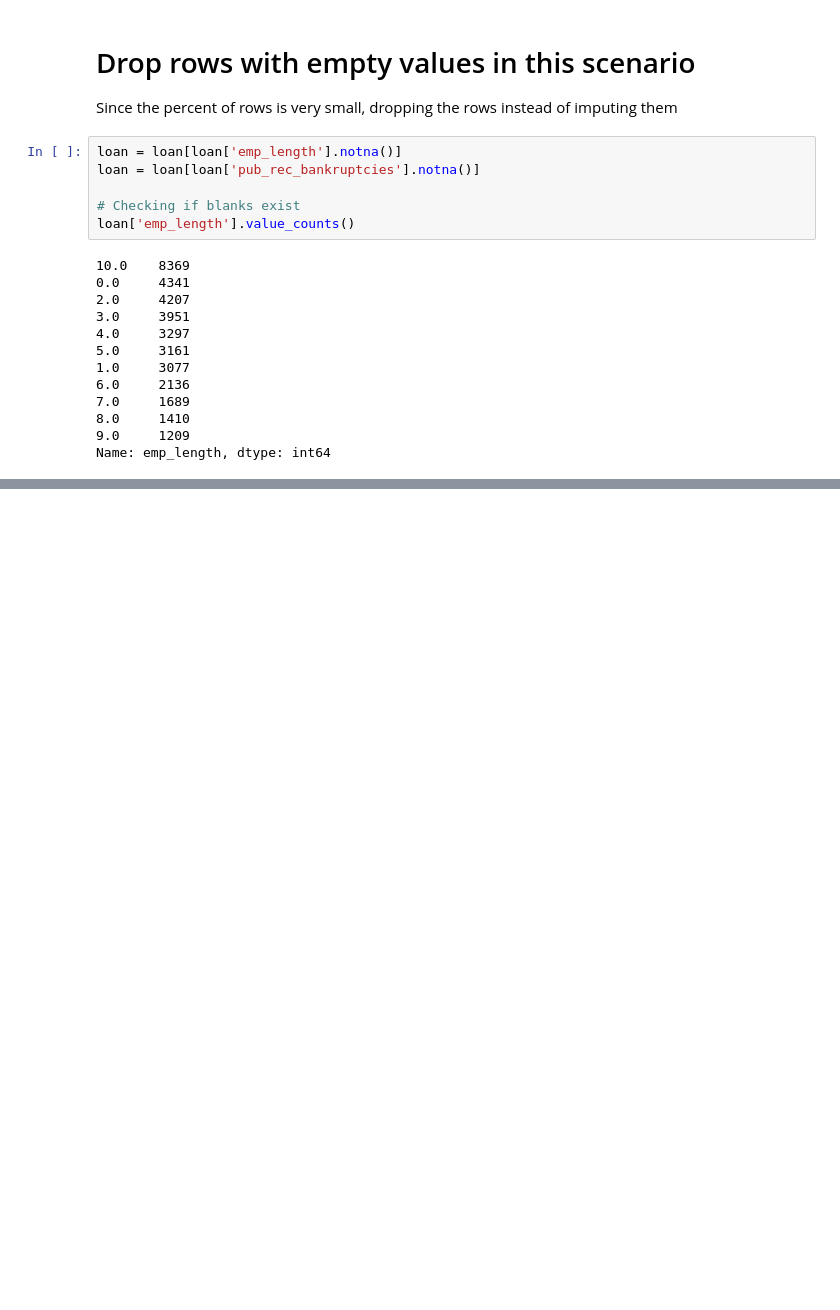
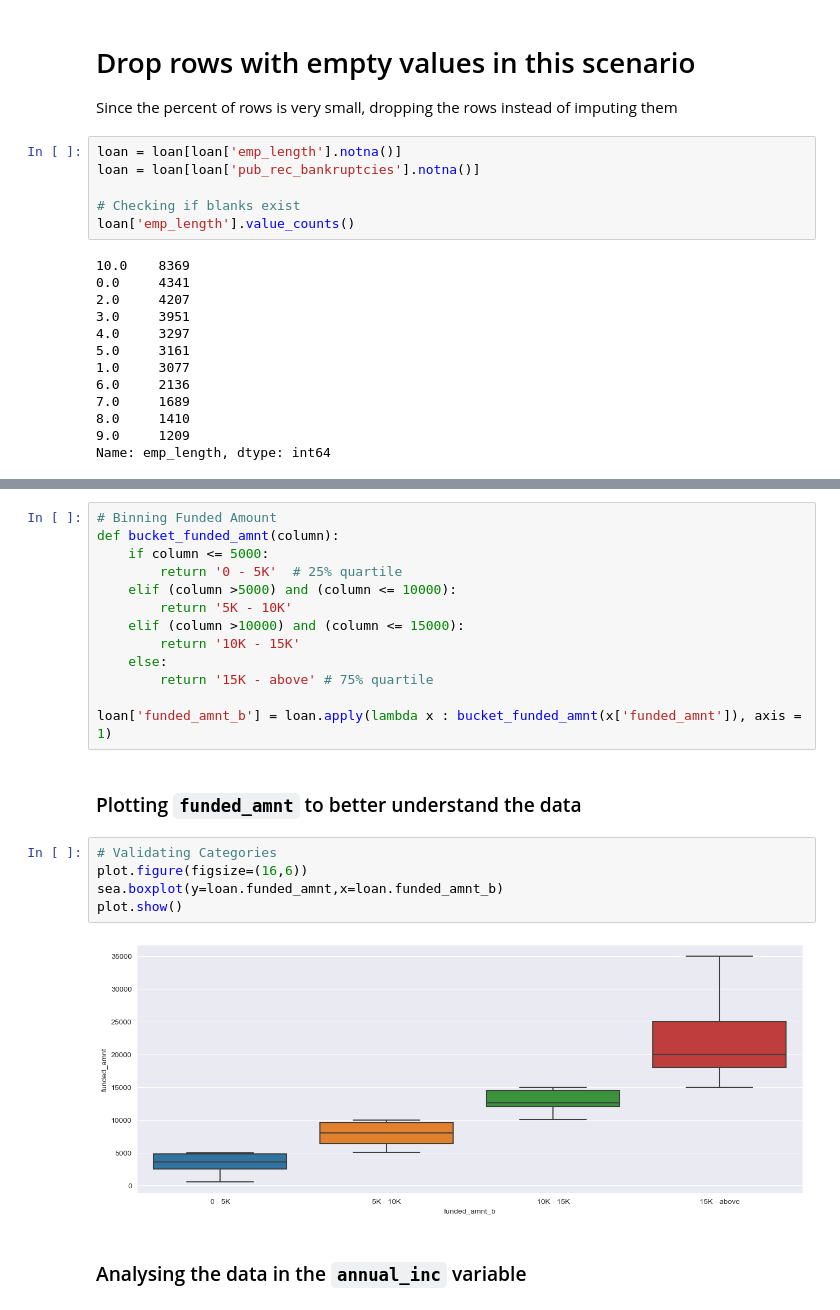
Before and after one commit to manikUpgrad/lending-club, a Jupyter notebook: manik_bajaj.ipynb, the cells around one changed output, grey strips where cells are left out. Cells and saved outputs as stored; diff of their text form; blank space fills up the shorter version.

```diff
--- a/manik_bajaj.ipynb
+++ b/manik_bajaj.ipynb
@@ -298,0 +437,24 @@ Adding additional column for Year and Month for analysis extrating Year and Mont
+# %%
+# Binning Funded Amount
+def bucket_funded_amnt(column):
+    if column <= 5000:
+        return '0 - 5K'  # 25% quartile
+    elif (column >5000) and (column <= 10000):
+        return '5K - 10K'
+    elif (column >10000) and (column <= 15000):
+        return '10K - 15K'
+    else:
+        return '15K - above' # 75% quartile
+
+loan['funded_amnt_b'] = loan.apply(lambda x : bucket_funded_amnt(x['funded_amnt']), axis = 1)
+# %% [markdown]
+### Plotting `funded_amnt` to better understand the data
+# %%
+# Validating Categories
+plot.figure(figsize=(16,6))
+sea.boxplot(y=loan.funded_amnt,x=loan.funded_amnt_b)
+plot.show()
+# %% [output]
+[figure, added]
+# %% [markdown]
+### Analysing the data in the `annual_inc` variable
```
Also changed, not shown: parts of 41 cells of this notebook, 3 other files.
